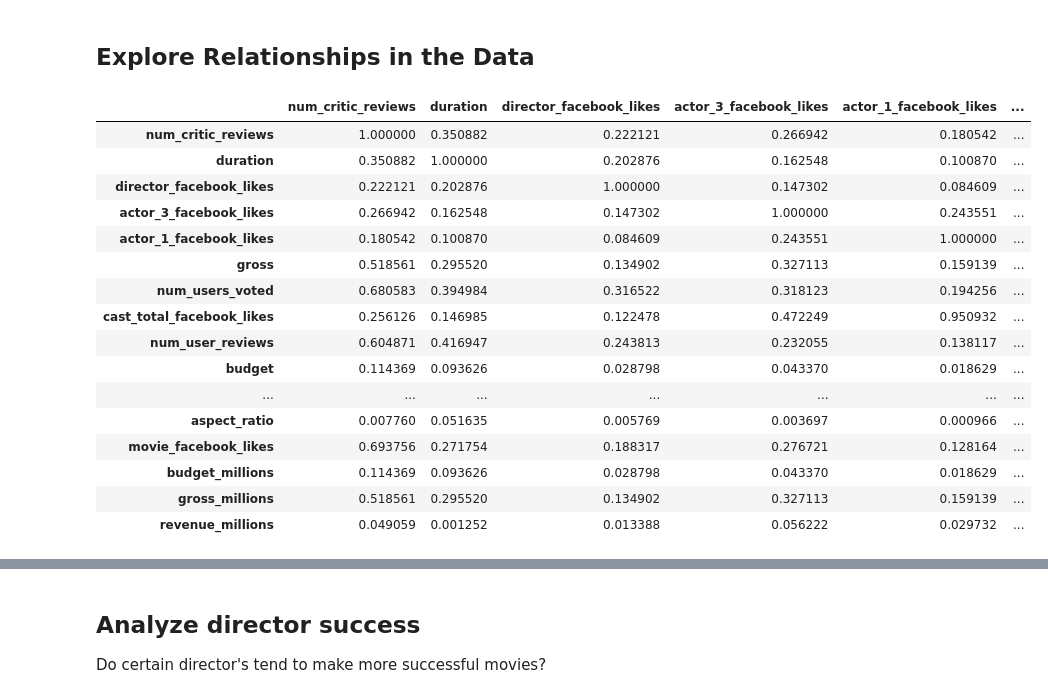
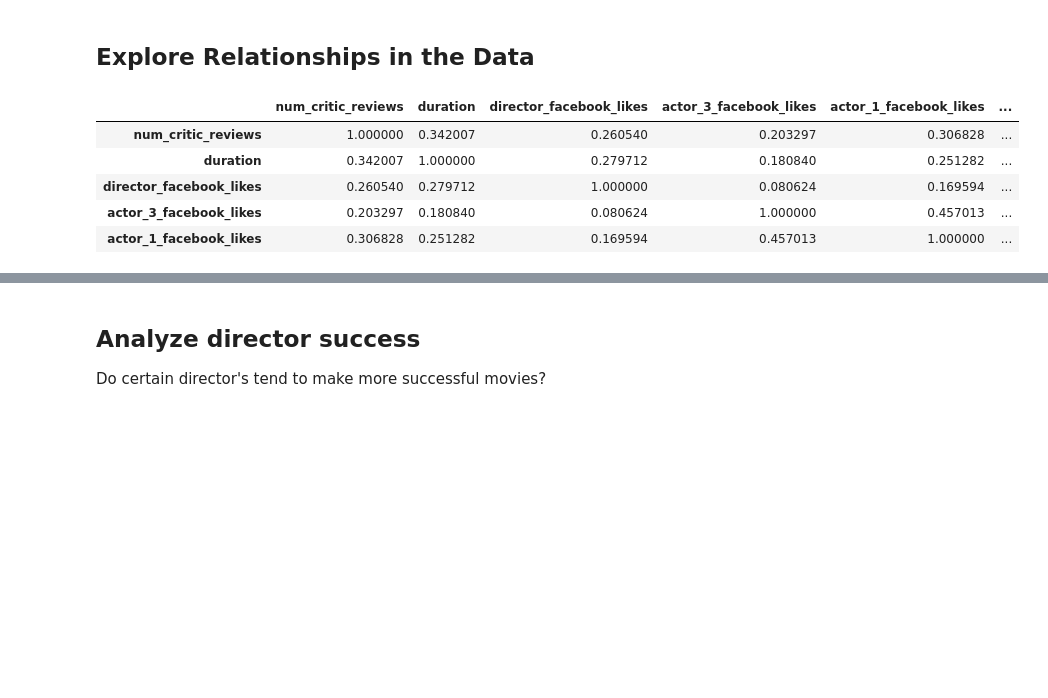
Before and after one commit to kristinkspanos/data_analysis_movie_studio, a Jupyter notebook: assignment_2_movie_data.ipynb, the cells around one changed output, grey strips where cells are left out. Drawn from its saved outputs; the diff is of its cells as text; code cells hidden in the pictures; blank space fills up the shorter version.

```diff
--- a/assignment_2_movie_data.ipynb
+++ b/assignment_2_movie_data.ipynb
@@ -22,0 +25,18 @@ print(movies['title_year'].max())
+# %%
+# remove missing values
+movies.dropna(inplace=True)
+
+# remove duplicate rows based on the 'movie_title' column
+movies.drop_duplicates(subset=['movie_title'], keep=False, inplace=True)
+
+# reset index
+movies.reset_index(drop=True, inplace=True)
+# %%
+# transform budget and gross metrics
+movies['budget_millions'] = round(movies['budget'] / 1000000, 2)
+movies['gross_millions'] = round(movies['gross'] / 1000000, 2)
+
+# add calcuated columns
+movies['revenue_millions'] = movies['gross_millions'] - movies['budget_millions']
+movies['roi'] = (movies['revenue_millions'] / movies['budget_millions']) * 100
+movies['profit_margin'] = movies['revenue_millions'] / movies['gross_millions']
@@ -23,9 +45,8 @@ print(movies['title_year'].max())
 # %%
 # remove all movies from before the year 1996 in order to focus on the most recent data points
-movies['budget_millions'] = round(movies['budget'] / 1000000, 2)
-movies['gross_millions'] = round(movies['gross'] / 1000000, 2)
-movies['revenue_millions'] = movies['gross_millions'] - movies['budget_millions']
+movies = movies[movies['title_year']>=1996]
 
-movies_f = movies[movies['title_year']>=1996]
+#keeping only the English speaking movies
+movies = movies[movies['language'] == 'English']
 
-movies_gross_filter = movies[movies['gross_millions']>=100]
+movies.reset_index(drop=True, inplace=True)
@@ -45,25 +130,14 @@ Potential measures of success:
 # %%
 #sns.scatterplot(data = movies_gross_filter,x ='num_critic_reviews',y='gross_millions')
 # %%
-corr_matrix = movies_f.corr()
+corr_matrix = movies.corr()
 corr_matrix.to_csv('corr_matrix.csv')
 
-corr_matrix
+corr_matrix.head(5)
 # %% [output]
 |  | num_critic_reviews | duration | director_facebook_likes | actor_3_facebook_likes | actor_1_facebook_likes | ... |
-| num_critic_reviews | 1.000000 | 0.350882 | 0.222121 | 0.266942 | 0.180542 | ... |
-| duration | 0.350882 | 1.000000 | 0.202876 | 0.162548 | 0.100870 | ... |
-| director_facebook_likes | 0.222121 | 0.202876 | 1.000000 | 0.147302 | 0.084609 | ... |
-| actor_3_facebook_likes | 0.266942 | 0.162548 | 0.147302 | 1.000000 | 0.243551 | ... |
-| actor_1_facebook_likes | 0.180542 | 0.100870 | 0.084609 | 0.243551 | 1.000000 | ... |
-| gross | 0.518561 | 0.295520 | 0.134902 | 0.327113 | 0.159139 | ... |
-| num_users_voted | 0.680583 | 0.394984 | 0.316522 | 0.318123 | 0.194256 | ... |
-| cast_total_facebook_likes | 0.256126 | 0.146985 | 0.122478 | 0.472249 | 0.950932 | ... |
-| num_user_reviews | 0.604871 | 0.416947 | 0.243813 | 0.232055 | 0.138117 | ... |
-| budget | 0.114369 | 0.093626 | 0.028798 | 0.043370 | 0.018629 | ... |
-| ... | ... | ... | ... | ... | ... | ... |
-| aspect_ratio | 0.007760 | 0.051635 | 0.005769 | 0.003697 | 0.000966 | ... |
-| movie_facebook_likes | 0.693756 | 0.271754 | 0.188317 | 0.276721 | 0.128164 | ... |
-| budget_millions | 0.114369 | 0.093626 | 0.028798 | 0.043370 | 0.018629 | ... |
-| gross_millions | 0.518561 | 0.295520 | 0.134902 | 0.327113 | 0.159139 | ... |
-| revenue_millions | 0.049059 | 0.001252 | 0.013388 | 0.056222 | 0.029732 | ... |
+| num_critic_reviews | 1.000000 | 0.342007 | 0.260540 | 0.203297 | 0.306828 | ... |
+| duration | 0.342007 | 1.000000 | 0.279712 | 0.180840 | 0.251282 | ... |
+| director_facebook_likes | 0.260540 | 0.279712 | 1.000000 | 0.080624 | 0.169594 | ... |
+| actor_3_facebook_likes | 0.203297 | 0.180840 | 0.080624 | 1.000000 | 0.457013 | ... |
+| actor_1_facebook_likes | 0.306828 | 0.251282 | 0.169594 | 0.457013 | 1.000000 | ... |
```
Also changed, not shown: parts of 53 cells of this notebook, 8 other files.
